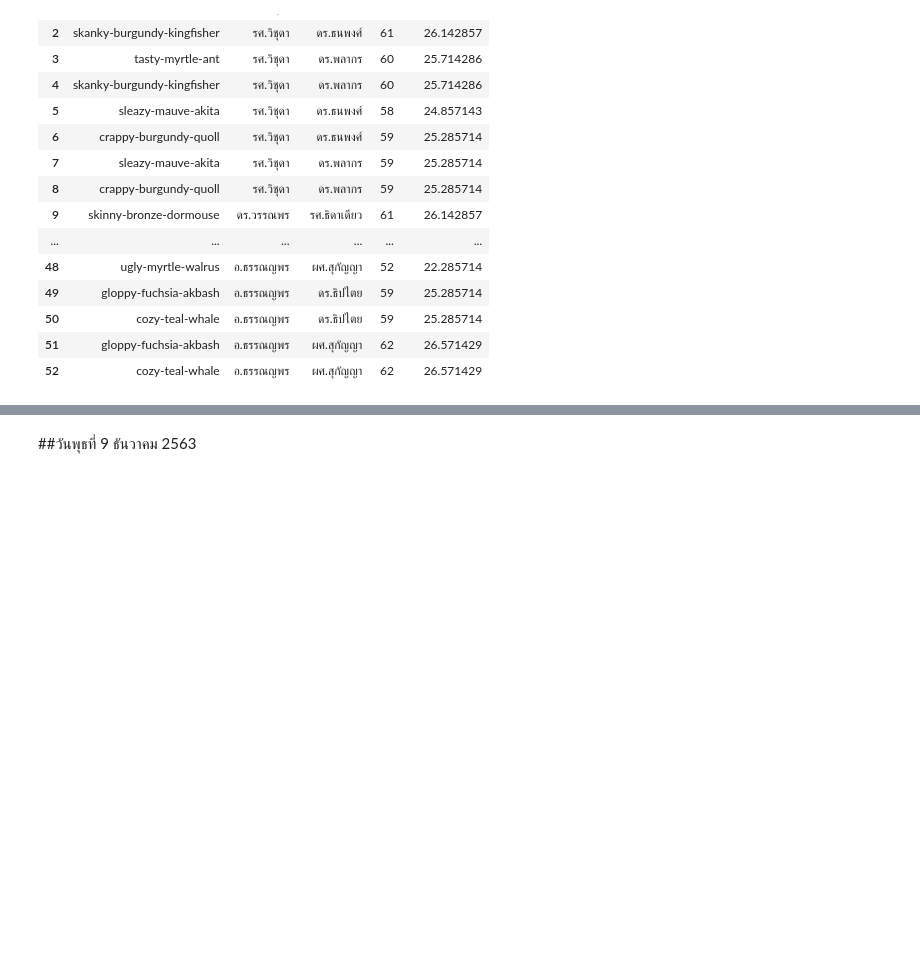
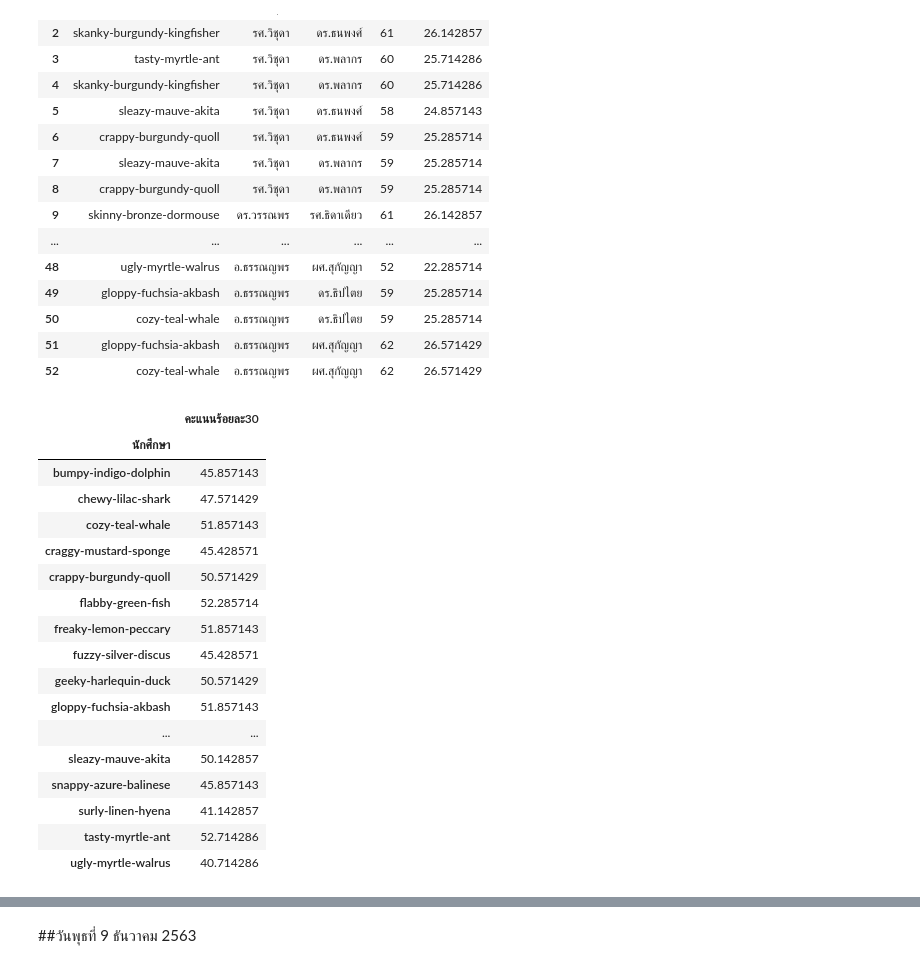
Before and after one commit to 1234567890qqqqqq/BasicProg_DataViz65, a Jupyter notebook: aon1.ipynb, the cells around one changed output, grey strips where cells are left out. Cells and saved outputs as stored; diff of their text form; code cells hidden in the pictures; blank space fills up the shorter version.

```diff
--- a/aon1.ipynb
+++ b/aon1.ipynb
@@ -933,3 +979,25 @@ day0_21
 | 50 | cozy-teal-whale | อ.ธรรณญพร | ดร.ธิปไตย | 59 | 25.285714 |
 | 51 | gloppy-fuchsia-akbash | อ.ธรรณญพร | ผศ.สุกัญญา | 62 | 26.571429 |
 | 52 | cozy-teal-whale | อ.ธรรณญพร | ผศ.สุกัญญา | 62 | 26.571429 |
+# %%
+d2 = day0_21.groupby(['นักศึกษา'])[['คะแนนร้อยละ30']].sum()
+d2
+# %% [output]
+|  | คะแนนร้อยละ30 |
+| นักศึกษา |  |
+| bumpy-indigo-dolphin | 45.857143 |
+| chewy-lilac-shark | 47.571429 |
+| cozy-teal-whale | 51.857143 |
+| craggy-mustard-sponge | 45.428571 |
+| crappy-burgundy-quoll | 50.571429 |
+| flabby-green-fish | 52.285714 |
+| freaky-lemon-peccary | 51.857143 |
+| fuzzy-silver-discus | 45.428571 |
+| geeky-harlequin-duck | 50.571429 |
+| gloppy-fuchsia-akbash | 51.857143 |
+| ... | ... |
+| sleazy-mauve-akita | 50.142857 |
+| snappy-azure-balinese | 45.857143 |
+| surly-linen-hyena | 41.142857 |
+| tasty-myrtle-ant | 52.714286 |
+| ugly-myrtle-walrus | 40.714286 |
```
Also changed, not shown: parts of 15 cells of this notebook.
